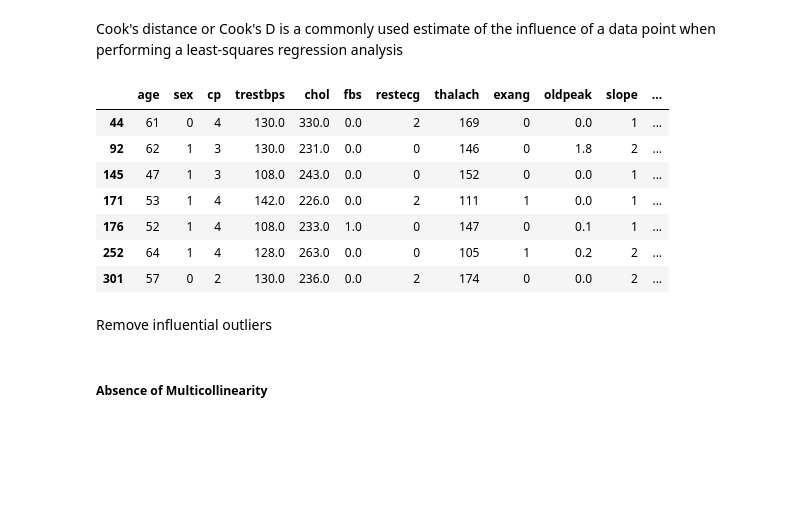
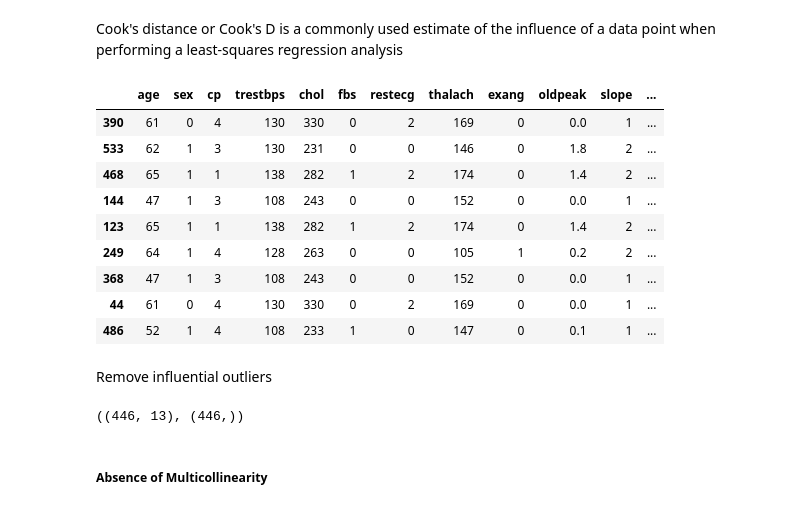
Before and after one commit to tnguyen7s/ma145_study_ROC_curve, a Jupyter notebook: classifiers_and_ROC_curve.ipynb, the cells around one changed output. Cells and saved outputs as stored; diff of their text form; code cells hidden in the pictures; blank space fills up the shorter version.

```diff
--- a/classifiers_and_ROC_curve.ipynb
+++ b/classifiers_and_ROC_curve.ipynb
@@ -134,0 +135,3 @@ data = data.drop('num', axis=1)
+# %%
+inputs = data.copy().drop('presence', axis=1)
+inputs.head()
@@ -134,0 +145,3 @@ data = data.drop('num', axis=1)
+# %%
+target = data.presence
+target.head()
@@ -134,0 +157,2 @@ data = data.drop('num', axis=1)
+# %%
+train_inputs, test_inputs, train_target, test_target = train_test_split(inputs, target, test_size=0.2, stratify=data.presence, random_state=4)
@@ -266,31 +478,31 @@ Cook's distance or Cook's D is a commonly used estimate of the influence of a da
 # %%
-data4 = data.copy()
-
-x = data4.copy().drop(['presence'], axis=1)
+x = train_inputs.copy()
 x_with_const = add_constant(x)
-y = data4.presence
+y = train_target.copy()
 
 model = GLM(y, x_with_const, family=families.Binomial())
 result = model.fit()
 # %%
 # find cook distance of every sample (use it as an influential measurement)
 cook_distances = result.get_influence().summary_frame()['cooks_d']
 cook_thres = 4/len(x)
 
 # find standardized residual for every sample
 std_resids = np.abs(stats.zscore(result.resid_pearson))
 
 # influential outliers
-data4[(cook_distances>cook_thres) & (std_resids>3)]
+x[(cook_distances>cook_thres) & (std_resids>3)]
 # %% [output]
 |  | age | sex | cp | trestbps | chol | fbs | restecg | thalach | exang | oldpeak | slope | ... |
-| 44 | 61 | 0 | 4 | 130.0 | 330.0 | 0.0 | 2 | 169 | 0 | 0.0 | 1 | ... |
-| 92 | 62 | 1 | 3 | 130.0 | 231.0 | 0.0 | 0 | 146 | 0 | 1.8 | 2 | ... |
-| 145 | 47 | 1 | 3 | 108.0 | 243.0 | 0.0 | 0 | 152 | 0 | 0.0 | 1 | ... |
-| 171 | 53 | 1 | 4 | 142.0 | 226.0 | 0.0 | 2 | 111 | 1 | 0.0 | 1 | ... |
-| 176 | 52 | 1 | 4 | 108.0 | 233.0 | 1.0 | 0 | 147 | 0 | 0.1 | 1 | ... |
-| 252 | 64 | 1 | 4 | 128.0 | 263.0 | 0.0 | 0 | 105 | 1 | 0.2 | 2 | ... |
-| 301 | 57 | 0 | 2 | 130.0 | 236.0 | 0.0 | 2 | 174 | 0 | 0.0 | 2 | ... |
+| 390 | 61 | 0 | 4 | 130 | 330 | 0 | 2 | 169 | 0 | 0.0 | 1 | ... |
+| 533 | 62 | 1 | 3 | 130 | 231 | 0 | 0 | 146 | 0 | 1.8 | 2 | ... |
+| 468 | 65 | 1 | 1 | 138 | 282 | 1 | 2 | 174 | 0 | 1.4 | 2 | ... |
+| 144 | 47 | 1 | 3 | 108 | 243 | 0 | 0 | 152 | 0 | 0.0 | 1 | ... |
+| 123 | 65 | 1 | 1 | 138 | 282 | 1 | 2 | 174 | 0 | 1.4 | 2 | ... |
+| 249 | 64 | 1 | 4 | 128 | 263 | 0 | 0 | 105 | 1 | 0.2 | 2 | ... |
+| 368 | 47 | 1 | 3 | 108 | 243 | 0 | 0 | 152 | 0 | 0.0 | 1 | ... |
+| 44 | 61 | 0 | 4 | 130 | 330 | 0 | 2 | 169 | 0 | 0.0 | 1 | ... |
+| 486 | 52 | 1 | 4 | 108 | 233 | 1 | 0 | 147 | 0 | 0.1 | 1 | ... |
 # %% [markdown]
 Remove influential outliers
 # %%
@@ -298,3 +512,7 @@ data4 = data4[~((cook_distances>cook_thres) & (std_resids>3))]
+# %%
+train_inputs.shape, train_target.shape
+# %% [output]
+((446, 13), (446,))
 # %% [markdown]
 ##### Absence of Multicollinearity
 # %%
```
Also changed, not shown: parts of 172 cells of this notebook, 4 other files.
